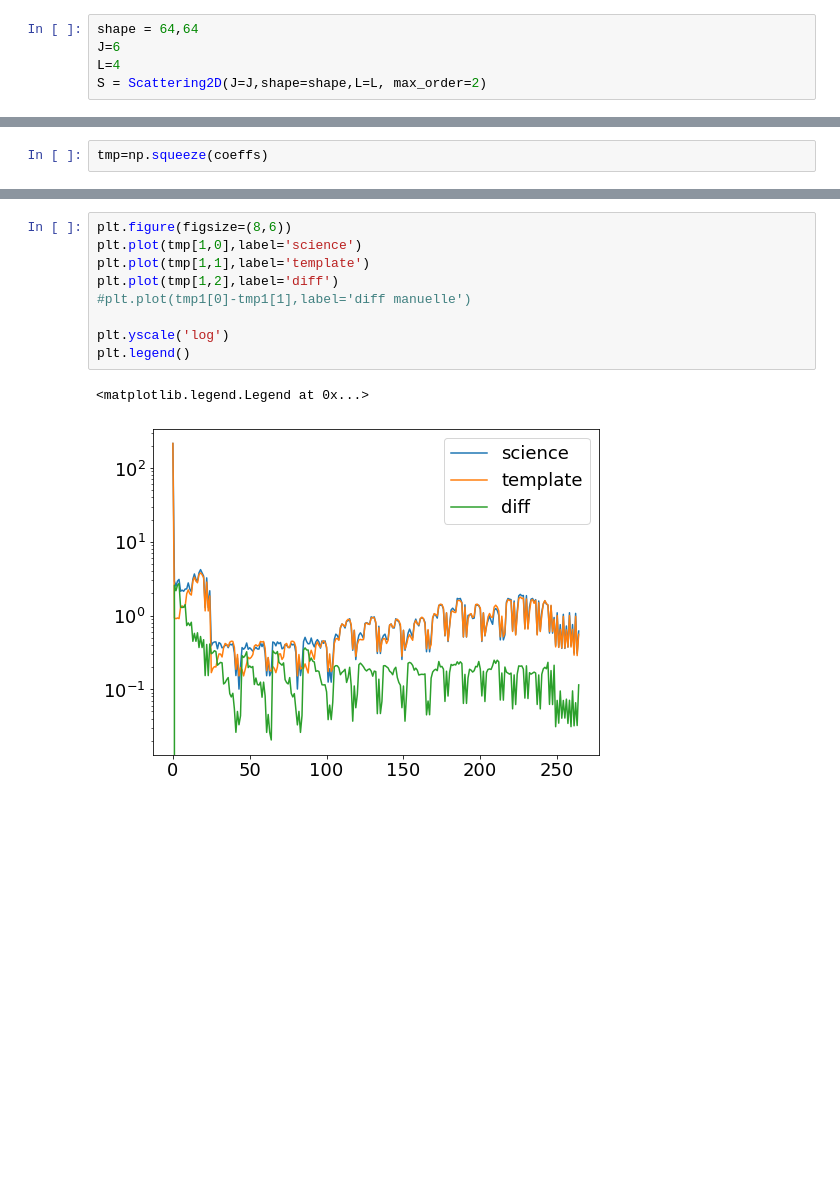
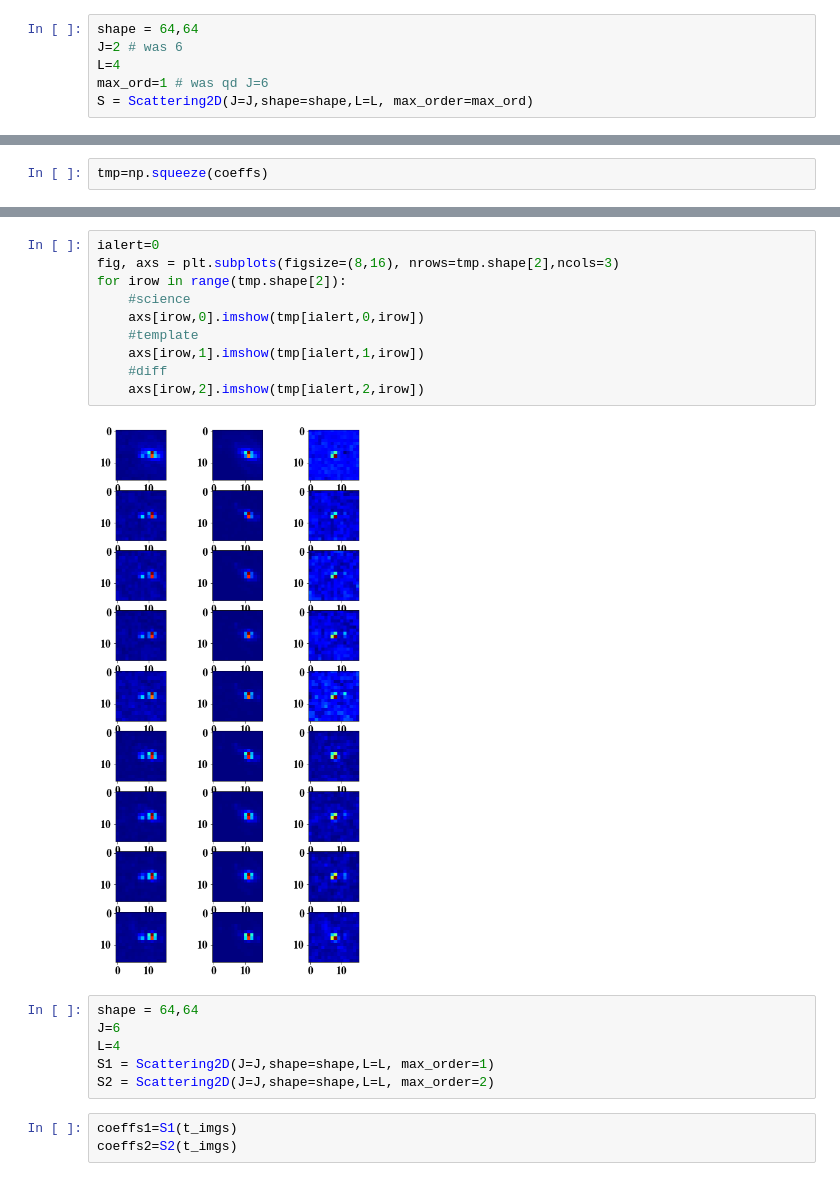
Before and after one commit to jecampagne/finkscatt, a Jupyter notebook: fink-scatt.ipynb, the cells around one changed output, grey strips where cells are left out. Cells and saved outputs as stored; diff of their text form; blank space fills up the shorter version.

```diff
--- a/fink-scatt.ipynb
+++ b/fink-scatt.ipynb
@@ -91,8 +101,9 @@ torch.Size([111, 3, 64, 64])
 # %%
 shape = 64,64
-J=6
+J=2 # was 6
 L=4
-S = Scattering2D(J=J,shape=shape,L=L, max_order=2)
+max_ord=1 # was qd J=6
+S = Scattering2D(J=J,shape=shape,L=L, max_order=max_ord)
 # %%
 coeffs=S(t_imgs)
 # %%
@@ -124,12 +124,21 @@ plt.legend()
-# %%
-plt.figure(figsize=(8,6))
-plt.plot(tmp[1,0],label='science')
-plt.plot(tmp[1,1],label='template')
-plt.plot(tmp[1,2],label='diff')
-#plt.plot(tmp1[0]-tmp1[1],label='diff manuelle')
-
-plt.yscale('log')
-plt.legend()
-# %% [output]
-<matplotlib.legend.Legend at 0x...>
-[figure, removed]
+# %%
+ialert=0
+fig, axs = plt.subplots(figsize=(8,16), nrows=tmp.shape[2],ncols=3)
+for irow in range(tmp.shape[2]):
+    #science
+    axs[irow,0].imshow(tmp[ialert,0,irow])
+    #template
+    axs[irow,1].imshow(tmp[ialert,1,irow])
+    #diff
+    axs[irow,2].imshow(tmp[ialert,2,irow])
+# %% [output]
+[figure, added]
+# %%
+shape = 64,64
+J=6
+L=4
+S1 = Scattering2D(J=J,shape=shape,L=L, max_order=1)
+S2 = Scattering2D(J=J,shape=shape,L=L, max_order=2)
+# %%
+coeffs1=S1(t_imgs)
+coeffs2=S2(t_imgs)
```
Also changed, not shown: parts of 10 cells of this notebook.
